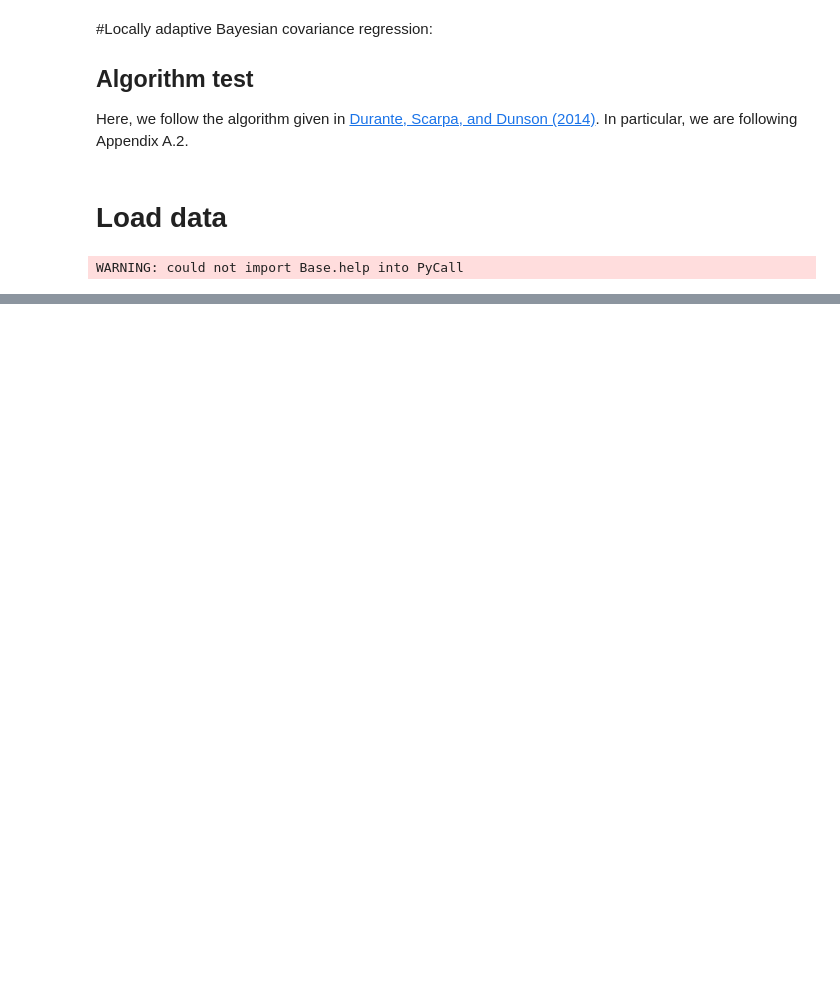
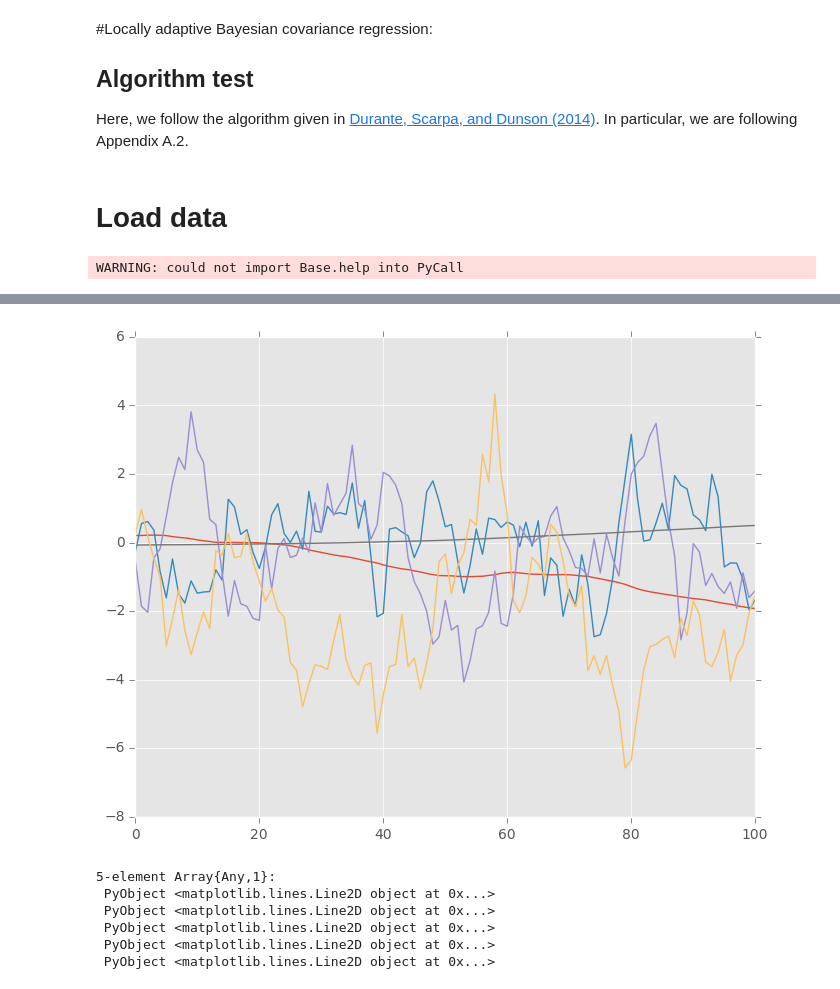
Before and after one commit to jmxpearson/laf, a Jupyter notebook: julia_labcr_integration_test.ipynb, the cells around one changed output, grey strips where cells are left out. Drawn from its saved outputs; the diff is of its cells as text; code cells hidden in the pictures; blank space fills up the shorter version.

```diff
--- a/julia_labcr_integration_test.ipynb
+++ b/julia_labcr_integration_test.ipynb
@@ -37,0 +40,5 @@ plot(y)
+# %%
+NK = 2
+NL = 2
+Nst = NK * NL
+Nm = 3 * Nst
@@ -37,0 +63,8 @@ plot(y)
+# %%
+# sampling will assume we have some variables, so let's make them
+Ψ = rand(NK, 1, Nt)
+Θ = rand(Np, NL)
+σξ = 10.
+σA = 0.5
+σμ = 0.1
+σα = 0.1
@@ -37,0 +73,10 @@ plot(y)
+# %%
+# now these are needed for the state space model
+H = Σ0
+Z = zeros(Float64, Np, Nm, Nt)
+
+for t in 1:Nt
+    Z[:, 1:Nst, t] = kron(Ψ[:, :, t]', Θ)
+end
+# %%
+samp = sample(y, 1, Z, H, δ, σξ, σA, σμ, σα; approx=true)
@@ -37,0 +98,10 @@ plot(y)
+# %%
+plot(samp[1:Np, :, 1]')
+# %% [output]
+[figure, added]
+5-element Array{Any,1}:
+ PyObject <matplotlib.lines.Line2D object at 0x...>
+ PyObject <matplotlib.lines.Line2D object at 0x...>
+ PyObject <matplotlib.lines.Line2D object at 0x...>
+ PyObject <matplotlib.lines.Line2D object at 0x...>
+ PyObject <matplotlib.lines.Line2D object at 0x...>
```
Also changed, not shown: parts of 10 cells of this notebook, 4 other files.
